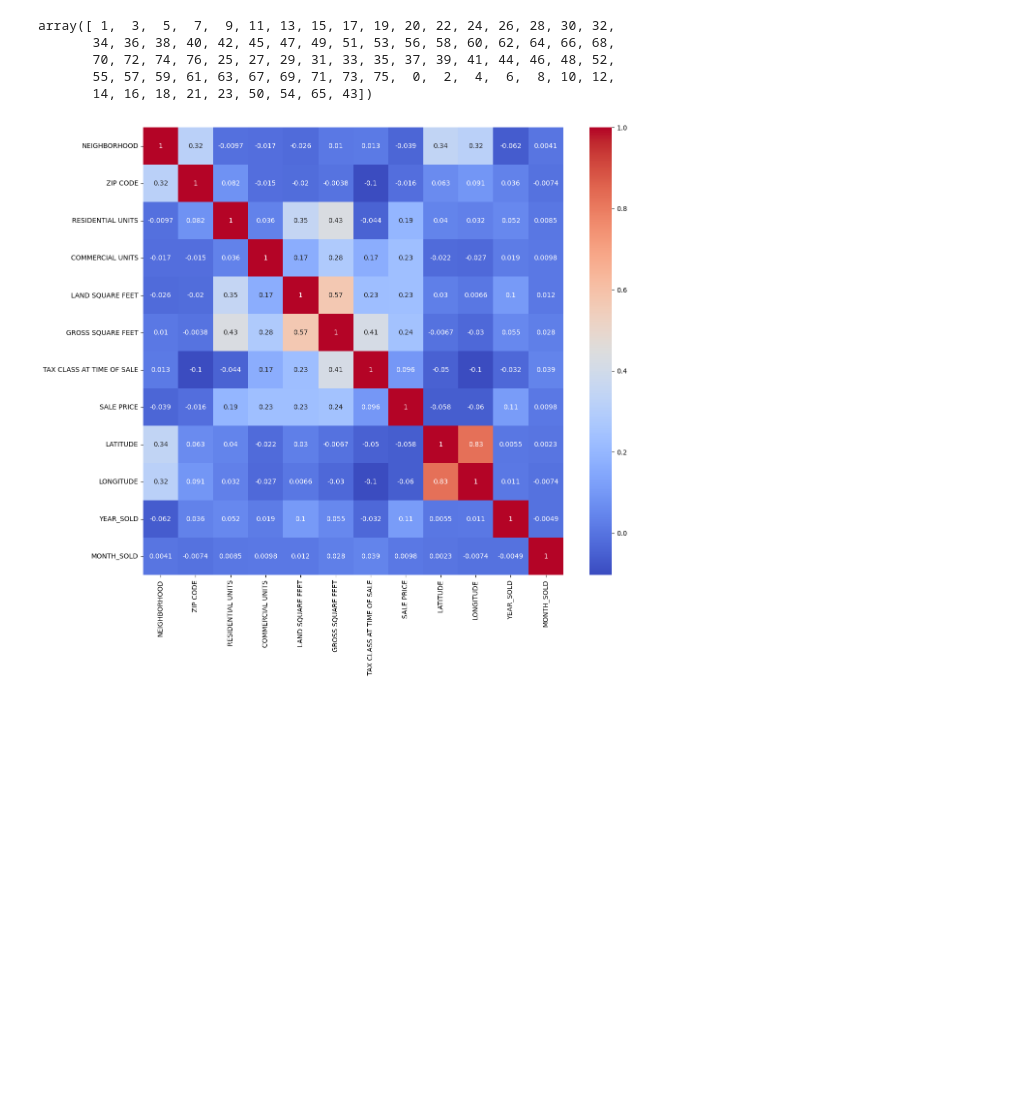
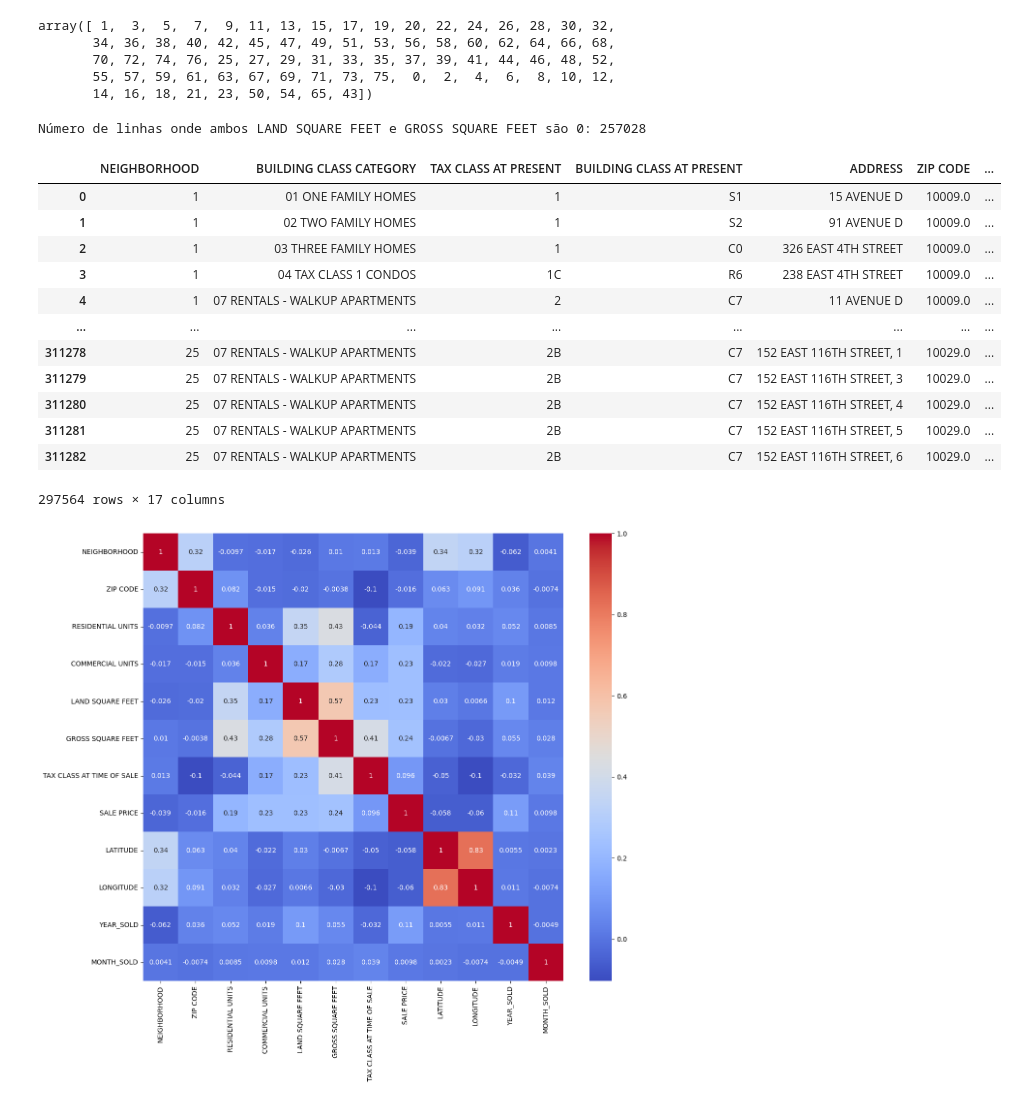
Before and after one commit to viniciusbgs/The_Manhattan_Project, a Jupyter notebook: AI.ipynb, the cells around one changed output. Cells and saved outputs as stored; diff of their text form; code cells hidden in the pictures; blank space fills up the shorter version.

```diff
--- a/AI.ipynb
+++ b/AI.ipynb
@@ -284,6 +284,32 @@ array([ 1,  3,  5,  7,  9, 11, 13, 15, 17, 19, 20, 22, 24, 26, 28, 30, 32,
        70, 72, 74, 76, 25, 27, 29, 31, 33, 35, 37, 39, 41, 44, 46, 48, 52,
        55, 57, 59, 61, 63, 67, 69, 71, 73, 75,  0,  2,  4,  6,  8, 10, 12,
        14, 16, 18, 21, 23, 50, 54, 65, 43])
+# %%
+import pandas as pd
+
+# Supondo que o seu DataFrame se chame df
+# e que as colunas se chamem exatamente 'LAND SQUARE FEET' e 'GROSS SQUARE FEET'
+linhas_zeros = df[(df['LAND SQUARE FEET'] == 0) & (df['GROSS SQUARE FEET'] == 0)].shape[0]
+
+print("Número de linhas onde ambos LAND SQUARE FEET e GROSS SQUARE FEET são 0:", linhas_zeros)
+# %% [output]
+Número de linhas onde ambos LAND SQUARE FEET e GROSS SQUARE FEET são 0: 257028
+# %%
+df
+# %% [output]
+|  | NEIGHBORHOOD | BUILDING CLASS CATEGORY | TAX CLASS AT PRESENT | BUILDING CLASS AT PRESENT | ADDRESS | ZIP CODE | ... |
+| 0 | 1 | 01 ONE FAMILY HOMES | 1 | S1 | 15 AVENUE D | 10009.0 | ... |
+| 1 | 1 | 02 TWO FAMILY HOMES | 1 | S2 | 91 AVENUE D | 10009.0 | ... |
+| 2 | 1 | 03 THREE FAMILY HOMES | 1 | C0 | 326 EAST 4TH STREET | 10009.0 | ... |
+| 3 | 1 | 04 TAX CLASS 1 CONDOS | 1C | R6 | 238 EAST 4TH STREET | 10009.0 | ... |
+| 4 | 1 | 07 RENTALS - WALKUP APARTMENTS | 2 | C7 | 11 AVENUE D | 10009.0 | ... |
+| ... | ... | ... | ... | ... | ... | ... | ... |
+| 311278 | 25 | 07 RENTALS - WALKUP APARTMENTS | 2B | C7 | 152 EAST 116TH STREET, 1 | 10029.0 | ... |
+| 311279 | 25 | 07 RENTALS - WALKUP APARTMENTS | 2B | C7 | 152 EAST 116TH STREET, 3 | 10029.0 | ... |
+| 311280 | 25 | 07 RENTALS - WALKUP APARTMENTS | 2B | C7 | 152 EAST 116TH STREET, 4 | 10029.0 | ... |
+| 311281 | 25 | 07 RENTALS - WALKUP APARTMENTS | 2B | C7 | 152 EAST 116TH STREET, 5 | 10029.0 | ... |
+| 311282 | 25 | 07 RENTALS - WALKUP APARTMENTS | 2B | C7 | 152 EAST 116TH STREET, 6 | 10029.0 | ... |
+297564 rows × 17 columns
 # %%
 df = df.drop(df[df["LAND SQUARE FEET"] > 170_000].index)
 df = df.drop(df[df["GROSS SQUARE FEET"] > 420_000].index)
```
Also changed, not shown: parts of 7 cells of this notebook.
